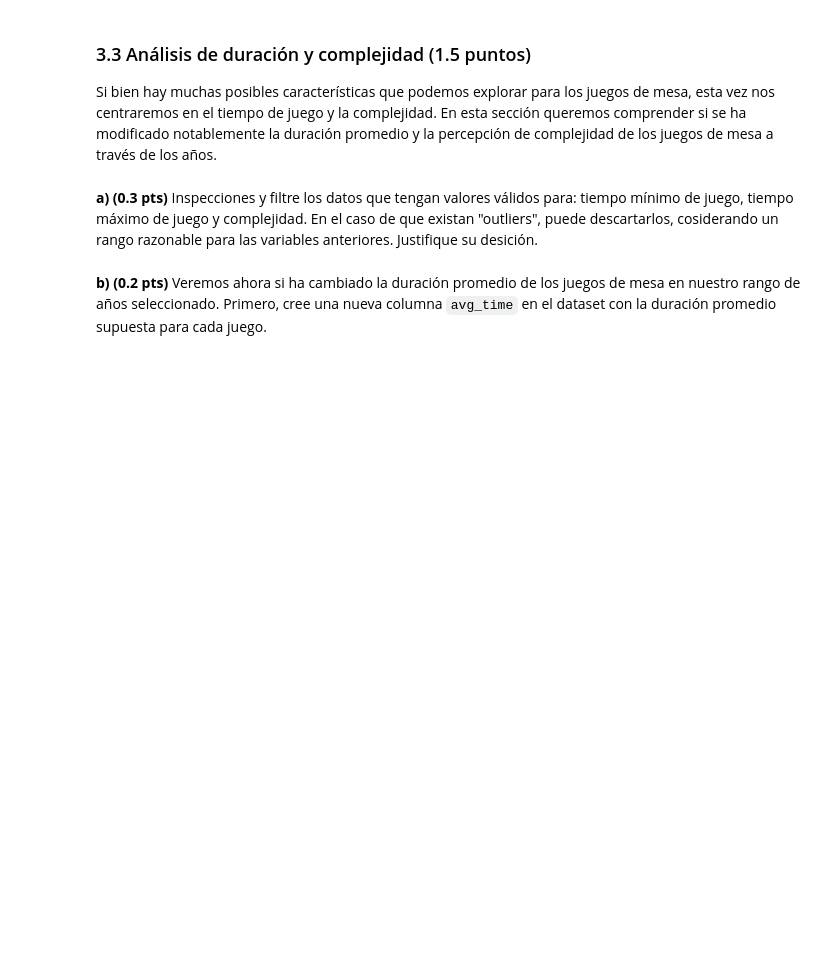
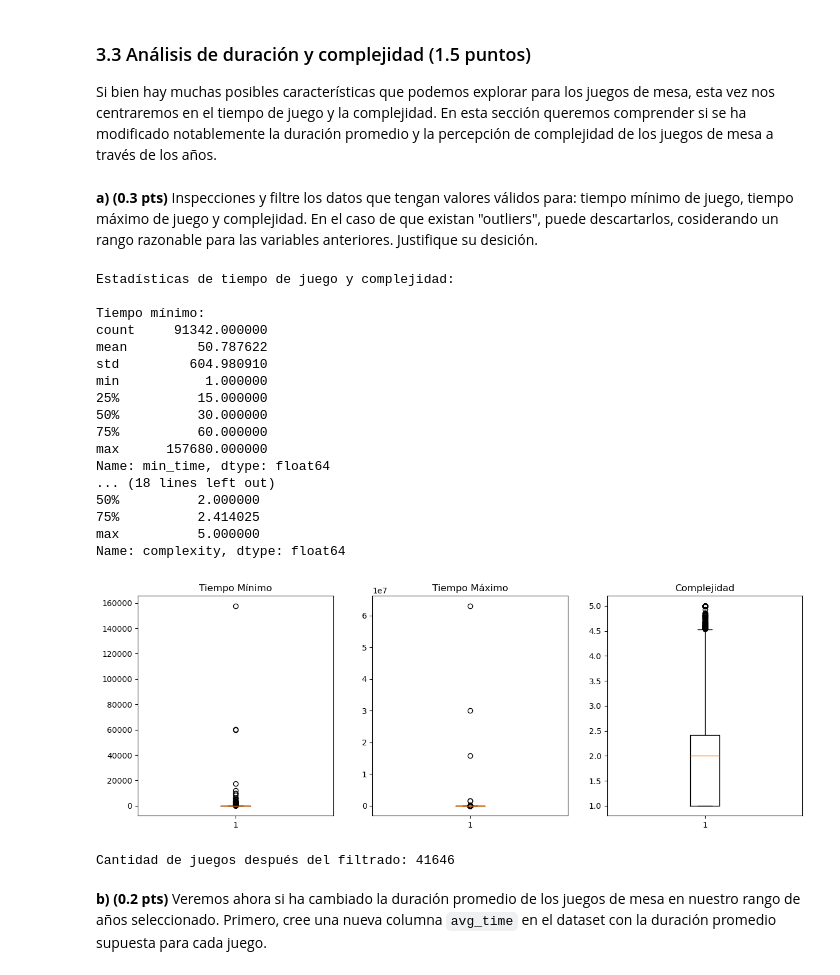
Before and after one commit to jvargsal-code/IMT2200-JESUS-VARGAS, a Jupyter notebook: Tarea 01/IMT2200-25s2 - Tarea 01.ipynb, the cells around one changed output. Saved outputs shown, nothing was run; the diff lists cells and outputs as text; code cells hidden in the pictures; blank space fills up the shorter version.

```diff
--- a/Tarea 01/IMT2200-25s2 - Tarea 01.ipynb
+++ b/Tarea 01/IMT2200-25s2 - Tarea 01.ipynb
@@ -128,5 +228,61 @@ pv
 Si bien hay muchas posibles características que podemos explorar para los juegos de mesa, esta vez nos centraremos en el tiempo de juego y la complejidad. En esta sección queremos comprender si se ha modificado notablemente la duración promedio y la percepción de complejidad de los juegos de mesa a través de los años.
 # %% [markdown]
 **a) (0.3 pts)** Inspecciones y filtre los datos que tengan valores válidos para: tiempo mínimo de juego, tiempo máximo de juego y complejidad. En el caso de que existan "outliers", puede descartarlos, cosiderando un rango razonable para las variables anteriores. Justifique su desición.
+# %%
+# Inspeccionar valores de tiempo y complejidad
+print("Estadísticas de tiempo de juego y complejidad:")
+print("\nTiempo mínimo:")
+print(games['min_time'].describe())
+print("\nTiempo máximo:")
+print(games['max_time'].describe())
+print("\nComplejidad:")
+print(games['complexity'].describe())
+
+# Crear boxplots para visualizar outliers
+fig, (ax1, ax2, ax3) = plt.subplots(1, 3, figsize=(15, 5))
+
+ax1.boxplot(games['min_time'].dropna())
+ax1.set_title('Tiempo Mínimo')
+ax2.boxplot(games['max_time'].dropna())
+ax2.set_title('Tiempo Máximo')
+ax3.boxplot(games['complexity'].dropna())
+ax3.set_title('Complejidad')
+plt.show()
+
+# Filtrar datos válidos y eliminar outliers
+games_filtered = games[
+    (games['min_time'].notna()) &
+    (games['max_time'].notna()) &
+    (games['complexity'].notna()) &
+    (games['min_time'] >= 0) &
+    (games['min_time'] <= 180) &  # 3 horas como máximo razonable
+    (games['max_time'] >= 0) &
+    (games['max_time'] <= 360) &  # 6 horas como máximo razonable
+    (games['max_time'] >= games['min_time']) &  # max_time debe ser mayor que min_time
+    (games['complexity'] >= 1) &
+    (games['complexity'] <= 5)    # escala de complejidad es de 1 a 5
+].copy()
+
+print("\nCantidad de juegos después del filtrado:", len(games_filtered))
+# %% [output]
+Estadísticas de tiempo de juego y complejidad:
+
+Tiempo mínimo:
+count     91342.000000
+mean         50.787622
+std         604.980910
+min           1.000000
+25%          15.000000
+50%          30.000000
+75%          60.000000
+max      157680.000000
+Name: min_time, dtype: float64
+... (18 lines left out)
+50%          2.000000
+75%          2.414025
+max          5.000000
+Name: complexity, dtype: float64
+[figure, added]
+Cantidad de juegos después del filtrado: 41646
 # %% [markdown]
 **b) (0.2 pts)** Veremos ahora si ha cambiado la duración promedio de los juegos de mesa en nuestro rango de años seleccionado. Primero, cree una nueva columna `avg_time` en el dataset con la duración promedio supuesta para cada juego.
```
Also changed, not shown: parts of 13 cells of this notebook, 2 other files.
